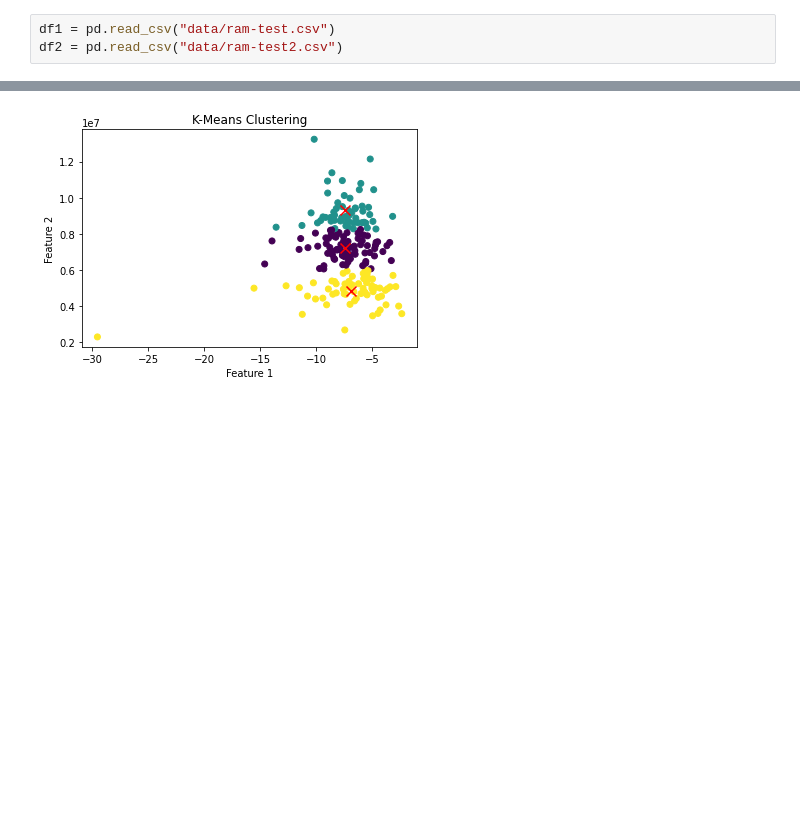
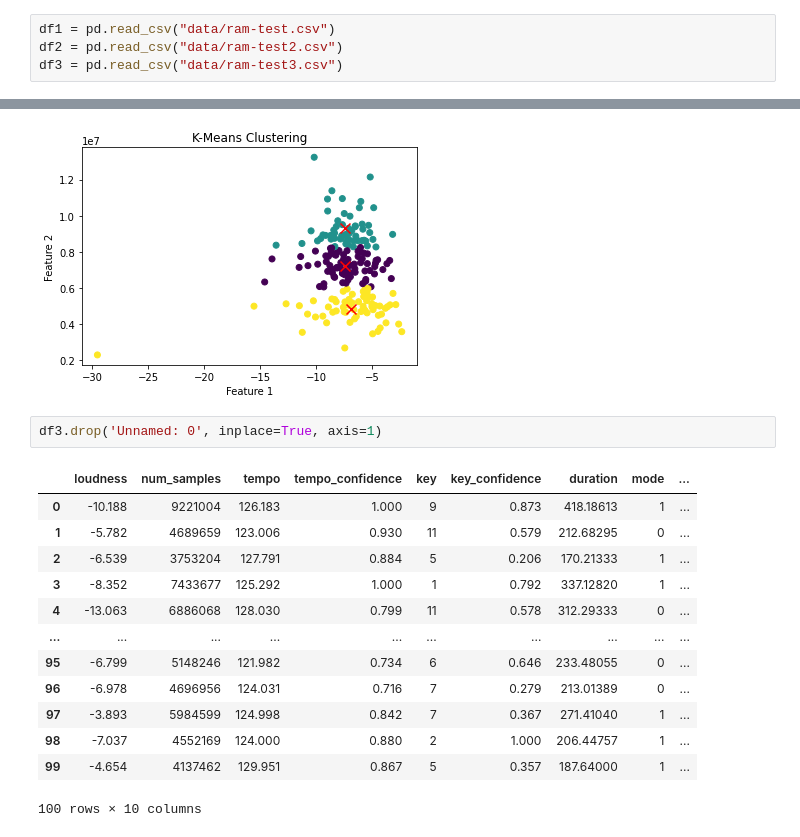
Before and after one commit to RamsesMR5/SongRecommender, a Jupyter notebook: Untitled2.ipynb, the cells around one changed output, grey strips where cells are left out. Cells and saved outputs as stored; diff of their text form; blank space fills up the shorter version.

```diff
--- a/Untitled2.ipynb
+++ b/Untitled2.ipynb
@@ -20,6 +20,7 @@ from sklearn.metrics import accuracy_score
 # %%
 df1 = pd.read_csv("data/ram-test.csv")
 df2 = pd.read_csv("data/ram-test2.csv")
+df3 = pd.read_csv("data/ram-test3.csv")
 # %%
 df = pd.concat([df1, df2], ignore_index=True)
 # %%
@@ -108,3 +109,19 @@ plt.title('K-Means Clustering')
 plt.show()
 # %% [output]
 [figure]
+# %%
+df3.drop('Unnamed: 0', inplace=True, axis=1)
+# %% [output]
+|  | loudness | num_samples | tempo | tempo_confidence | key | key_confidence | duration | mode | ... |
+| 0 | -10.188 | 9221004 | 126.183 | 1.000 | 9 | 0.873 | 418.18613 | 1 | ... |
+| 1 | -5.782 | 4689659 | 123.006 | 0.930 | 11 | 0.579 | 212.68295 | 0 | ... |
+| 2 | -6.539 | 3753204 | 127.791 | 0.884 | 5 | 0.206 | 170.21333 | 1 | ... |
+| 3 | -8.352 | 7433677 | 125.292 | 1.000 | 1 | 0.792 | 337.12820 | 1 | ... |
+| 4 | -13.063 | 6886068 | 128.030 | 0.799 | 11 | 0.578 | 312.29333 | 0 | ... |
+| ... | ... | ... | ... | ... | ... | ... | ... | ... | ... |
+| 95 | -6.799 | 5148246 | 121.982 | 0.734 | 6 | 0.646 | 233.48055 | 0 | ... |
+| 96 | -6.978 | 4696956 | 124.031 | 0.716 | 7 | 0.279 | 213.01389 | 0 | ... |
+| 97 | -3.893 | 5984599 | 124.998 | 0.842 | 7 | 0.367 | 271.41040 | 1 | ... |
+| 98 | -7.037 | 4552169 | 124.000 | 0.880 | 2 | 1.000 | 206.44757 | 1 | ... |
+| 99 | -4.654 | 4137462 | 129.951 | 0.867 | 5 | 0.357 | 187.64000 | 1 | ... |
+100 rows × 10 columns
```
Also changed, not shown: parts of 4 cells of this notebook, 2 other files.
